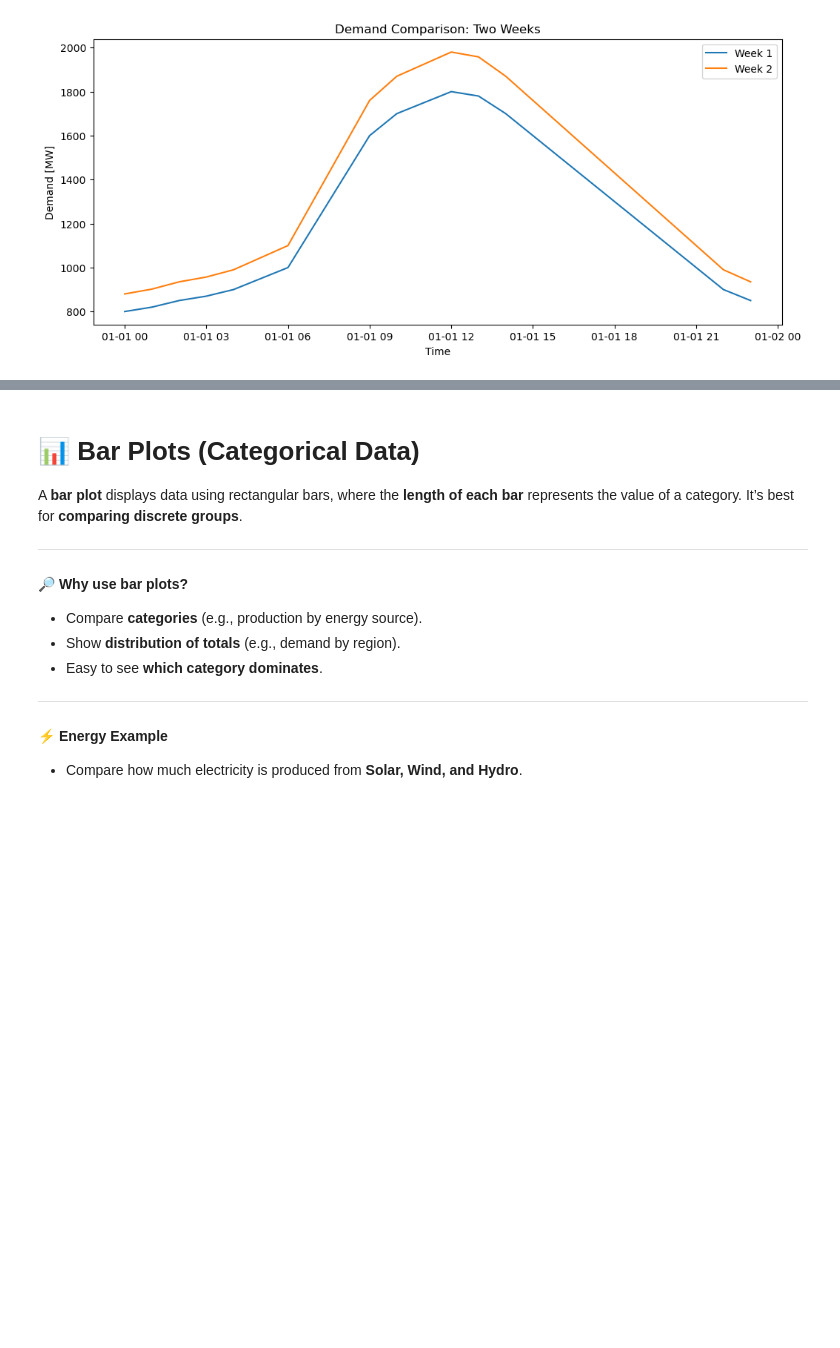
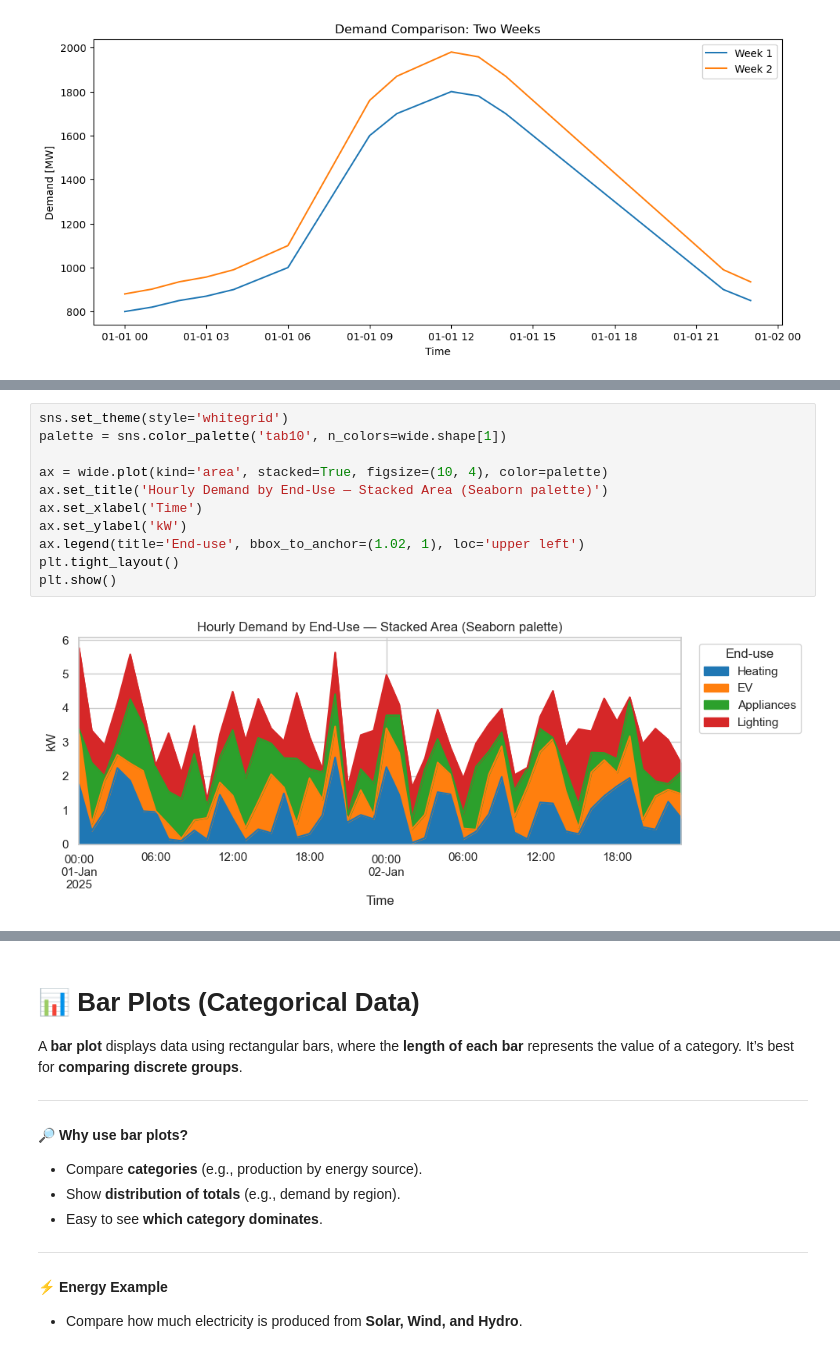
Before and after one commit to drmatson/energy_informatics, a Jupyter notebook: 05_visualization.ipynb, the cells around one changed output, grey strips where cells are left out. Saved outputs shown, nothing was run; the diff lists cells and outputs as text; blank space fills up the shorter version.

```diff
--- a/05_visualization.ipynb
+++ b/05_visualization.ipynb
@@ -102,0 +176,13 @@ plt.show()
+# %%
+sns.set_theme(style='whitegrid')
+palette = sns.color_palette('tab10', n_colors=wide.shape[1])
+
+ax = wide.plot(kind='area', stacked=True, figsize=(10, 4), color=palette)
+ax.set_title('Hourly Demand by End-Use — Stacked Area (Seaborn palette)')
+ax.set_xlabel('Time')
+ax.set_ylabel('kW')
+ax.legend(title='End-use', bbox_to_anchor=(1.02, 1), loc='upper left')
+plt.tight_layout()
+plt.show()
+# %% [output]
+[figure, added]
```
Also changed, not shown: parts of 66 cells of this notebook, 1 other file.
